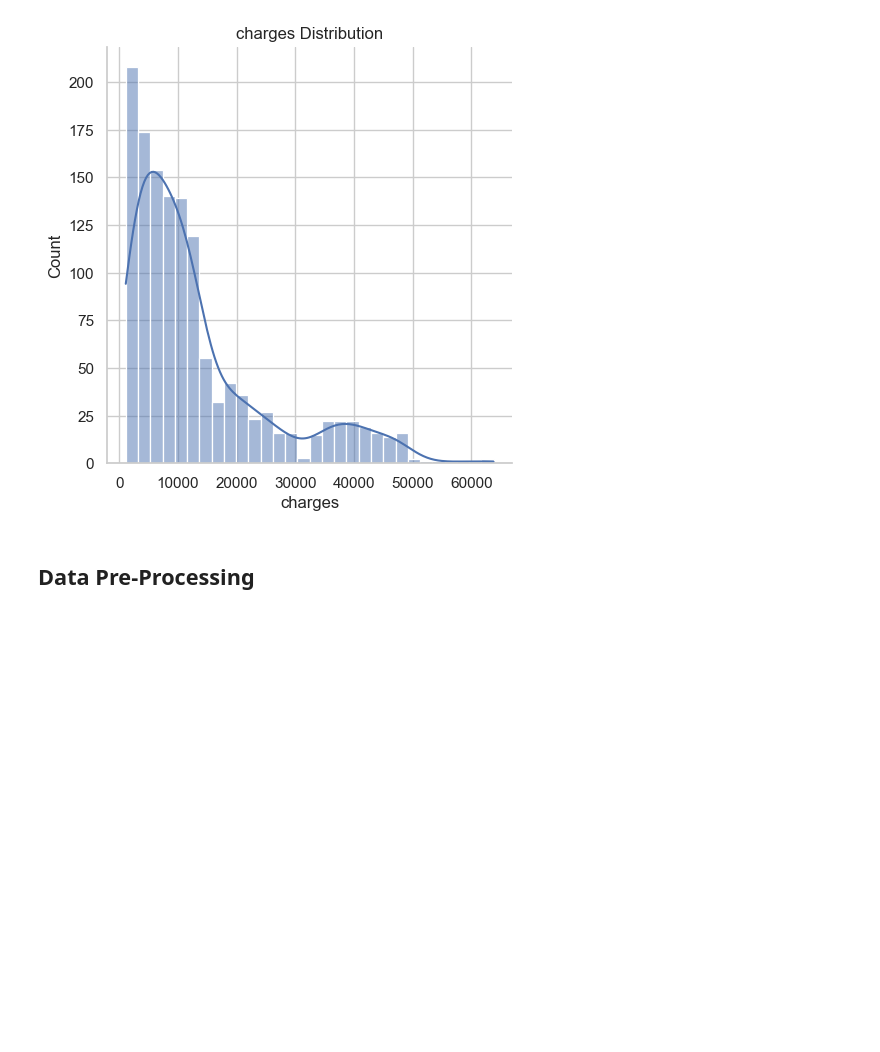
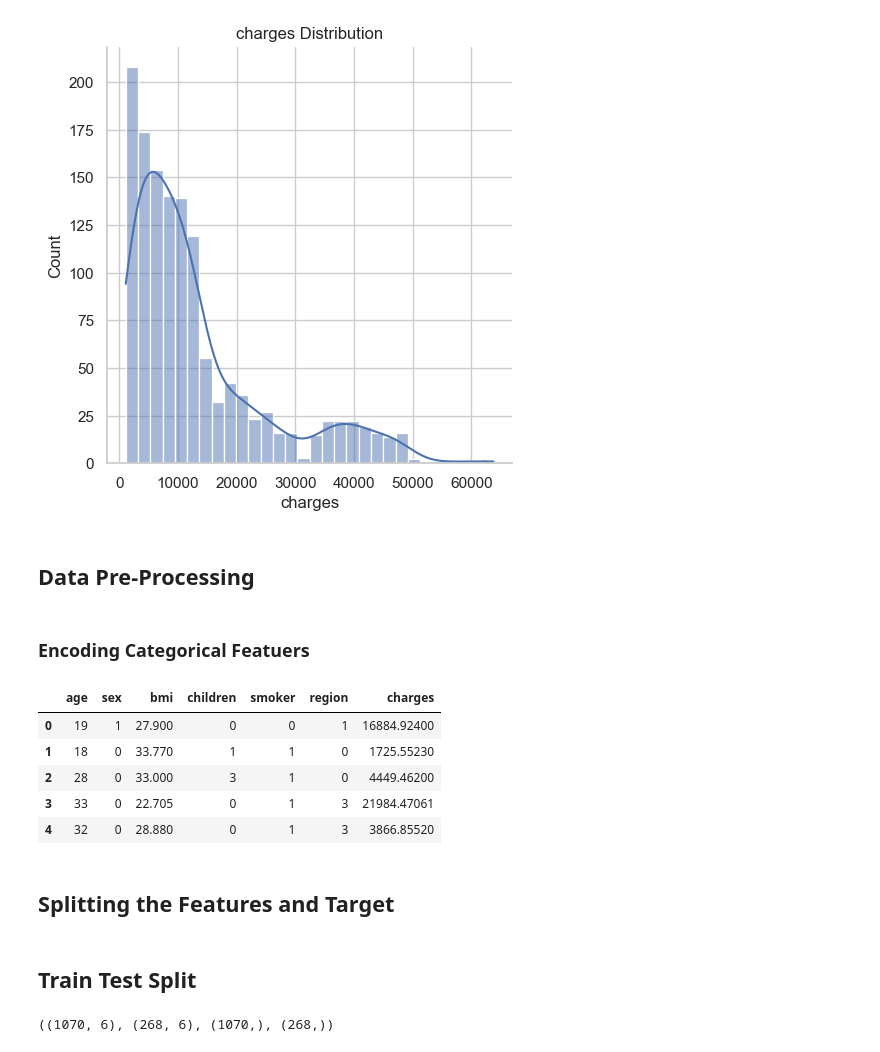
Before and after one commit to minamaher58/ML-projects, a Jupyter notebook: Medical Insurance Cost Prediction/Medical Insurance Cost Prediction.ipynb, the cells around one changed output. Saved outputs shown, nothing was run; the diff lists cells and outputs as text; code cells hidden in the pictures; blank space fills up the shorter version.

Commit message:
Medical Insurance Cost Prediction

```diff
--- a/Medical Insurance Cost Prediction/Medical Insurance Cost Prediction.ipynb
+++ b/Medical Insurance Cost Prediction/Medical Insurance Cost Prediction.ipynb
@@ -170,3 +170,25 @@ plt.show()
 [figure]
 # %% [markdown]
 ## Data Pre-Processing
+# %% [markdown]
+### Encoding Categorical Featuers
+# %%
+# encoding sex column
+insurance_dataset.replace({'sex': {'male': 0, 'female': 1}}, inplace=True)
+
+# encoding smoker column
+insurance_dataset.replace({'smoker': {'yes': 0, 'no': 1}}, inplace=True)
+
+# encoding region column
+insurance_dataset.replace({'region': {'southeast': 0, 'southwest': 1, 'northeast':2 , 'northwest':3}}, inplace=True)
+# %%
+insurance_dataset.head()
+# %% [output]
+|  | age | sex | bmi | children | smoker | region | charges |
+| 0 | 19 | 1 | 27.900 | 0 | 0 | 1 | 16884.92400 |
+| 1 | 18 | 0 | 33.770 | 1 | 1 | 0 | 1725.55230 |
+| 2 | 28 | 0 | 33.000 | 3 | 1 | 0 | 4449.46200 |
+| 3 | 33 | 0 | 22.705 | 0 | 1 | 3 | 21984.47061 |
+| 4 | 32 | 0 | 28.880 | 0 | 1 | 3 | 3866.85520 |
+# %% [markdown]
+## Splitting the Features and Target
@@ -172,0 +198,2 @@ plt.show()
+# %% [markdown]
+## Train Test Split
@@ -172,0 +202,4 @@ plt.show()
+# %%
+(X_train.shape, X_test.shape, Y_train.shape, Y_test.shape)
+# %% [output]
+((1070, 6), (268, 6), (1070,), (268,))
```
Also changed, not shown: parts of 2 cells of this notebook.
